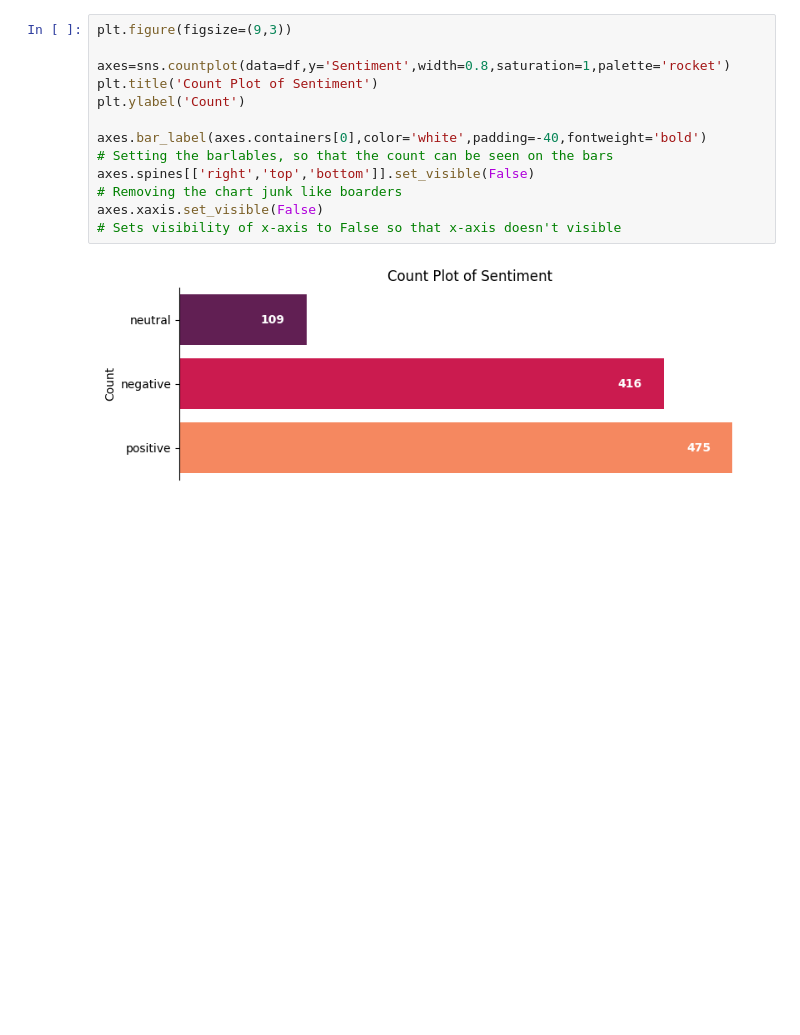
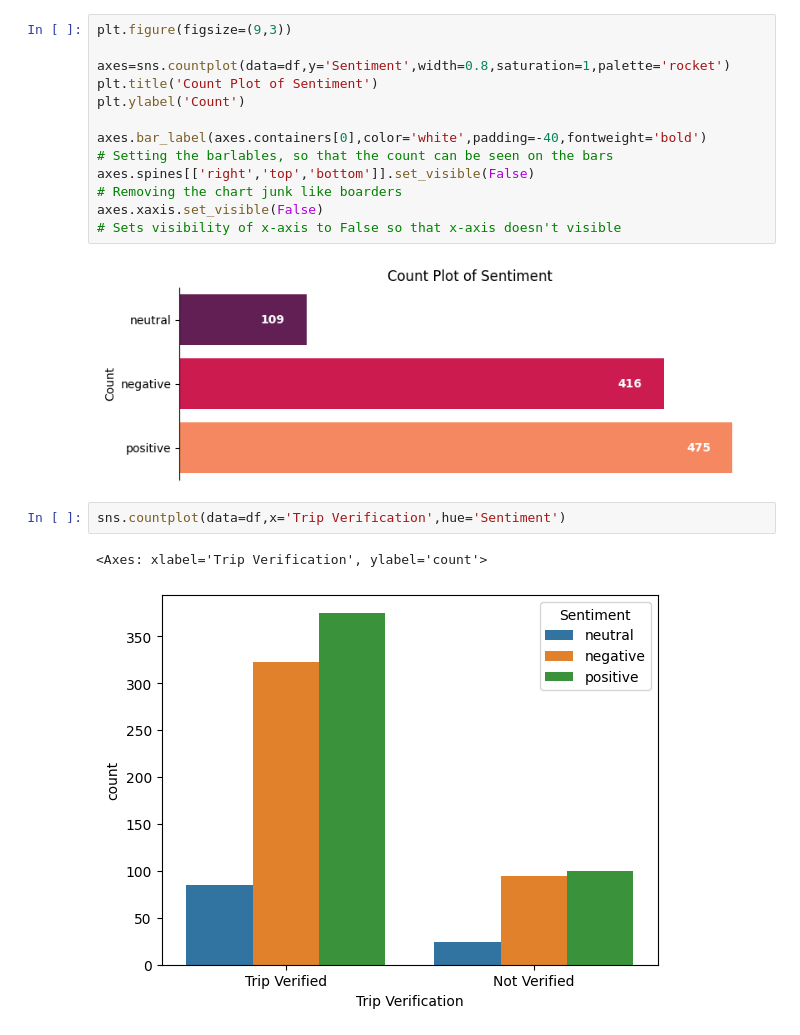
Before and after one commit to BhanuSrihridai/British-Airways, a Jupyter notebook: British_airways.ipynb, the cells around one changed output. Drawn from its saved outputs; the diff is of its cells as text; blank space fills up the shorter version.

```diff
--- a/British_airways.ipynb
+++ b/British_airways.ipynb
@@ -403,3 +404,8 @@ axes.spines[['right','top','bottom']].set_visible(False)
 axes.xaxis.set_visible(False)                                                                     # Sets visibility of x-axis to False so that x-axis doesn't visible
 # %% [output]
 [figure]
+# %%
+sns.countplot(data=df,x='Trip Verification',hue='Sentiment')
+# %% [output]
+<Axes: xlabel='Trip Verification', ylabel='count'>
+[figure, added]
```
Also changed, not shown: parts of 11 cells of this notebook.
